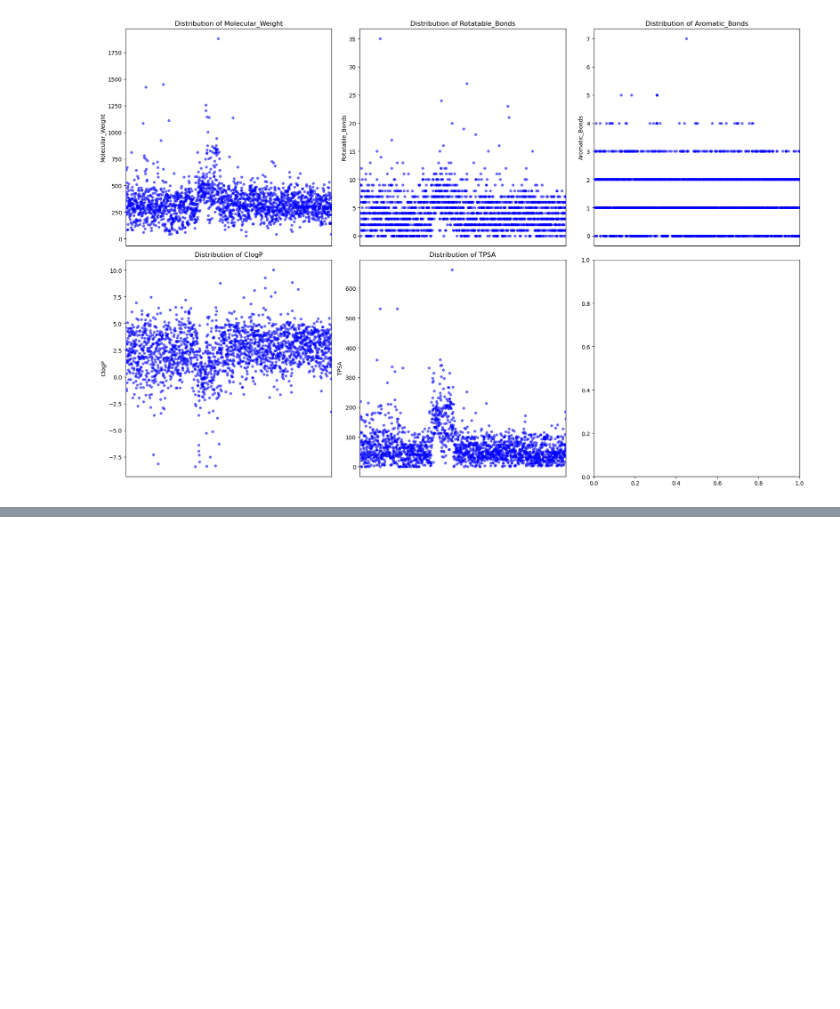
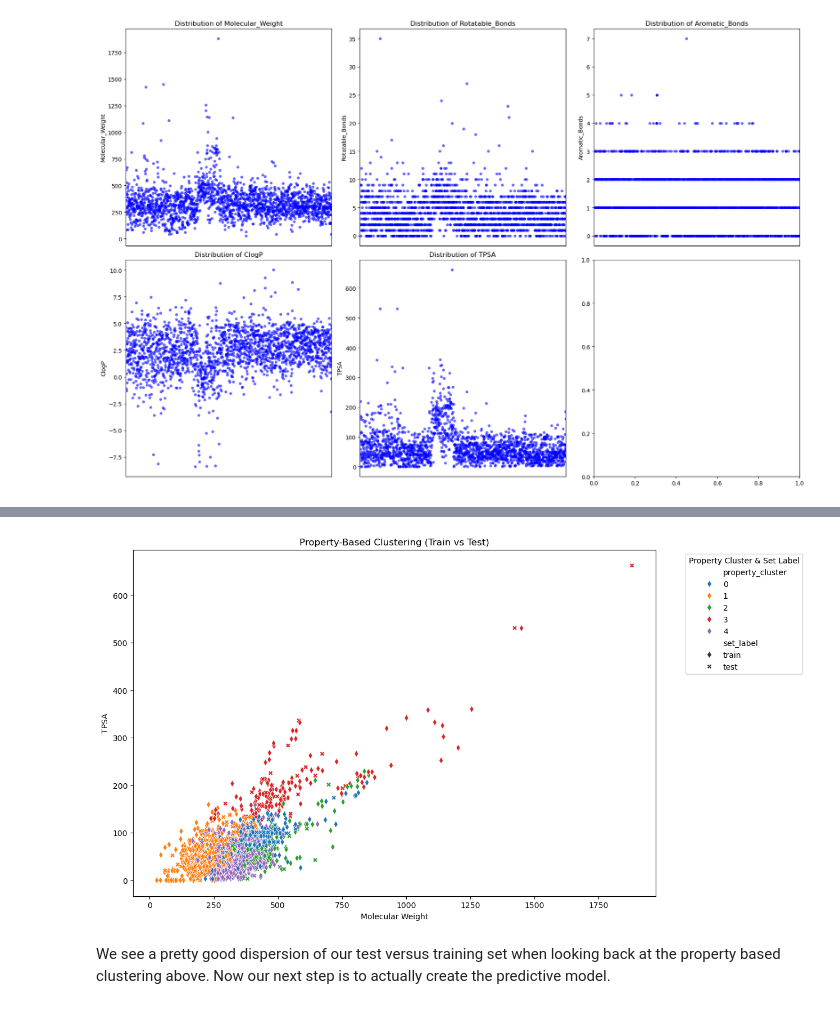
Before and after one commit to Steve-Cheney/Cheminformatics, a Jupyter notebook: rbif-110-a8/a8.ipynb, the cells around one changed output, grey strips where cells are left out. Cells and saved outputs as stored; diff of their text form; code cells hidden in the pictures; blank space fills up the shorter version.

```diff
--- a/rbif-110-a8/a8.ipynb
+++ b/rbif-110-a8/a8.ipynb
@@ -384,0 +468,24 @@ We can see that there is a biphenyl in the scaffold 1 cluster versus prozac not
+# %%
+def plot_property_clustering(df):
+    """Plot the property-based clustering with train/test labels."""
+    plt.figure(figsize=(12, 8))
+
+    # Scatter plot colored by property clusters, with different markers for train/test sets
+    sns.scatterplot(
+        data=df, x="Molecular_Weight", y="TPSA",
+        hue="property_cluster", style="set_label",
+        palette="tab10", markers={"train": "d", "test": "X"}
+    )
+
+    plt.title("Property-Based Clustering (Train vs Test)")
+    plt.xlabel("Molecular Weight")
+    plt.ylabel("TPSA")
+    plt.legend(title="Property Cluster & Set Label", bbox_to_anchor=(1.05, 1), loc='upper left')
+    plt.show()
+
+# Ensure df_clustered_no_leakage is available before running
+plot_property_clustering(df_cleaned_no_leakage)
+# %% [output]
+[figure, added]
+# %% [markdown]
+We see a pretty good dispersion of our test versus training set when looking back at the property based clustering above. Now our next step is to actually create the predictive model.
```
Also changed, not shown: parts of 15 cells of this notebook, 2 other files.
